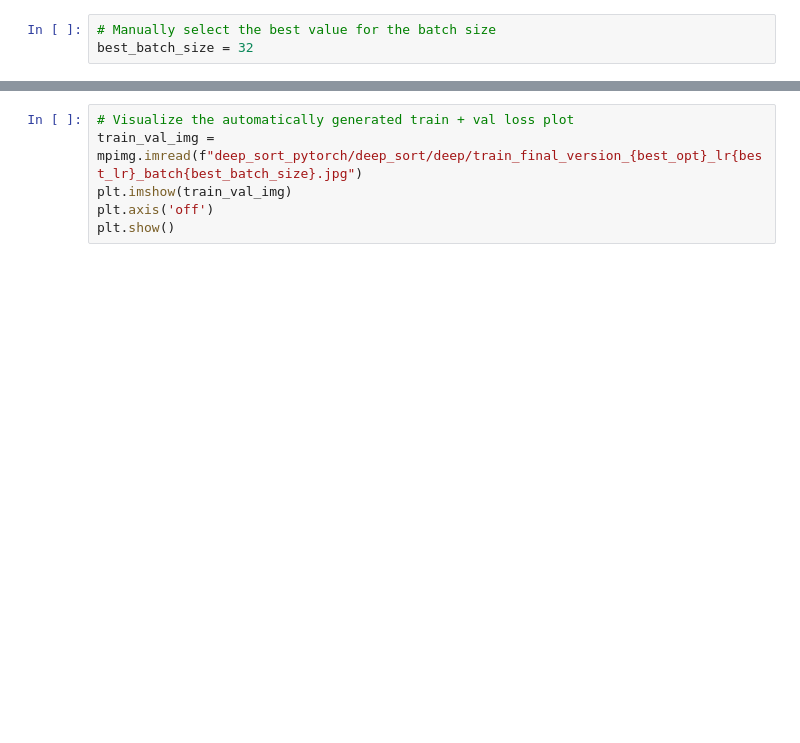
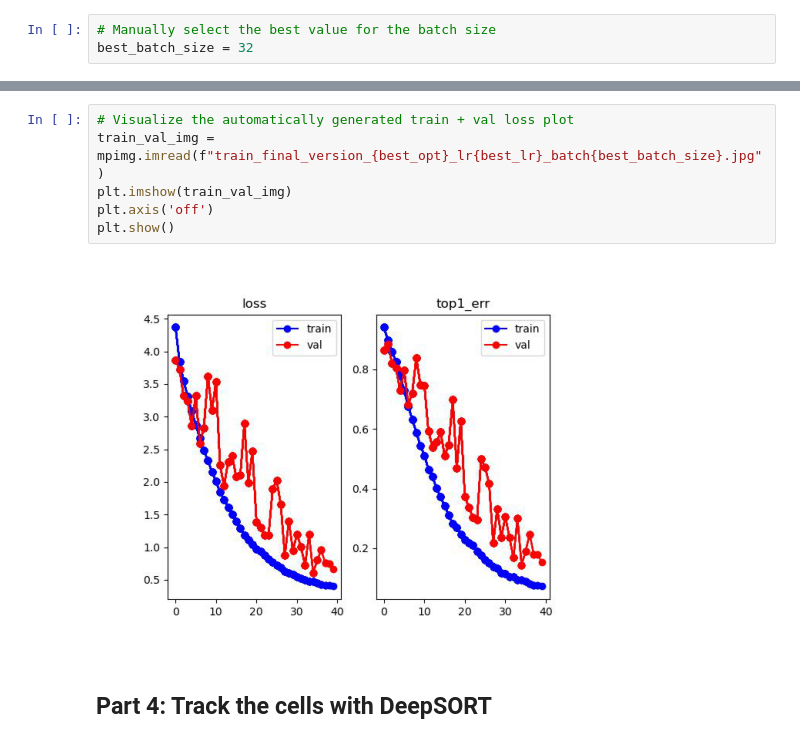
Before and after one commit to JS-10/Cell_Tracking_Project_6, a Jupyter notebook: cell_tracking.ipynb, the cells around one changed output, grey strips where cells are left out. Cells and saved outputs as stored; diff of their text form; blank space fills up the shorter version.

Commit message:
Add full DeepSORT tracking and few error fixes

```diff
--- a/cell_tracking.ipynb
+++ b/cell_tracking.ipynb
@@ -243,6 +271,10 @@ Using 8 dataloader workers every process
 # %%
 # Visualize the automatically generated train + val loss plot
-train_val_img = mpimg.imread(f"deep_sort_pytorch/deep_sort/deep/train_final_version_{best_opt}_lr{best_lr}_batch{best_batch_size}.jpg")
+train_val_img = mpimg.imread(f"train_final_version_{best_opt}_lr{best_lr}_batch{best_batch_size}.jpg")
 plt.imshow(train_val_img)
 plt.axis('off')
 plt.show()
+# %% [output]
+[figure, added]
+# %% [markdown]
+## Part 4: Track the cells with DeepSORT
```
Also changed, not shown: parts of 31 cells of this notebook, 7 other files.
